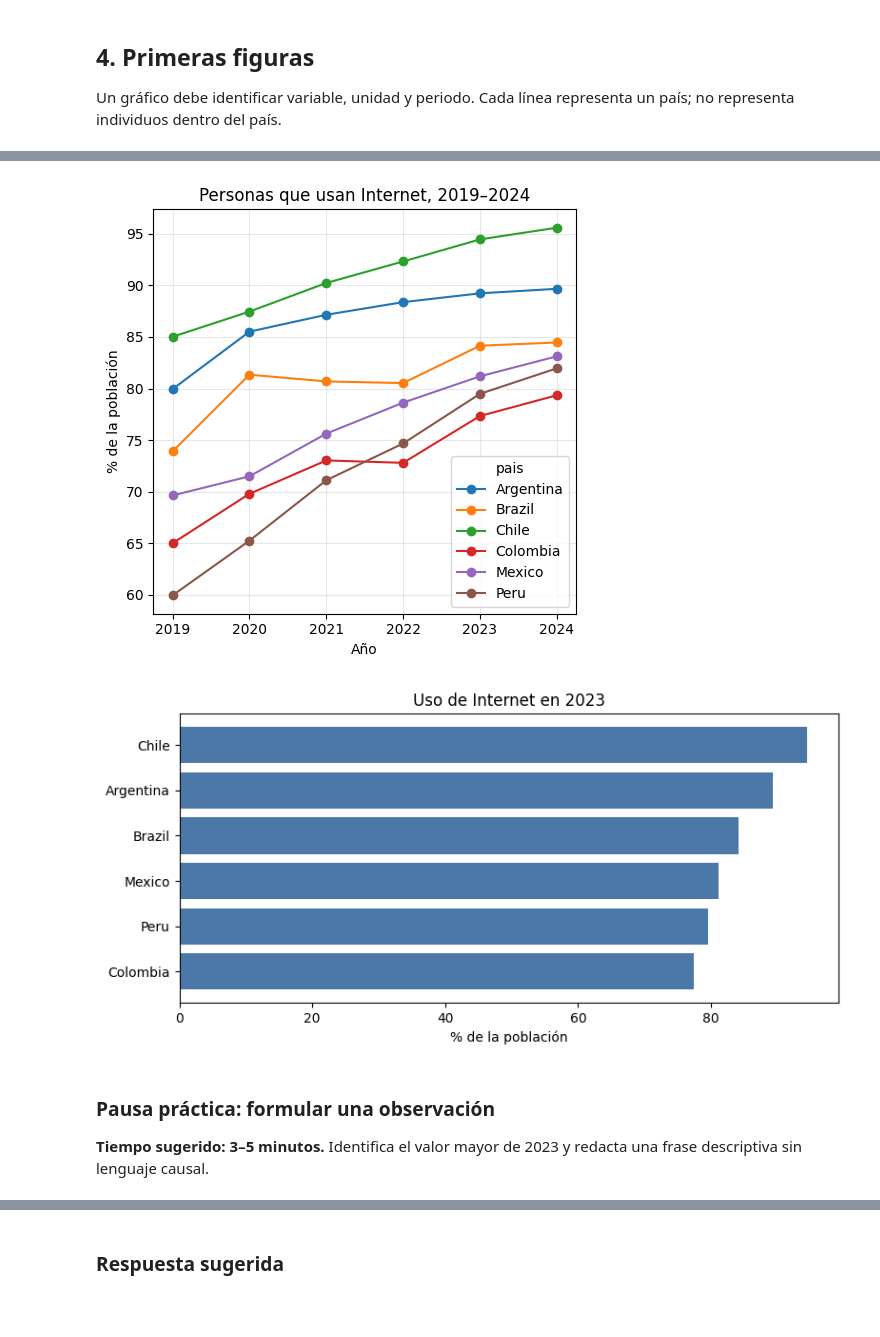
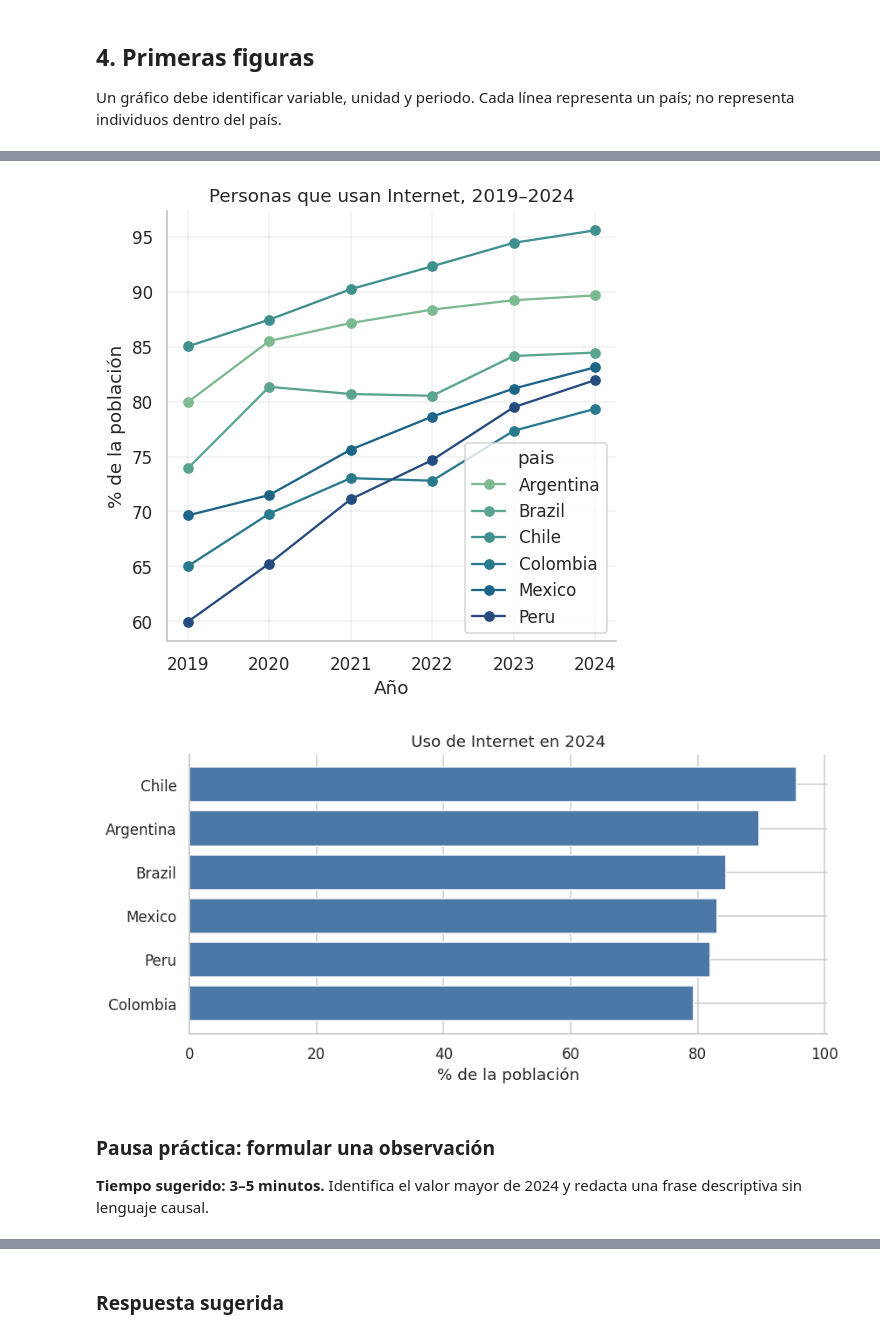
Before and after one commit to DSAlexRS/curso-datos-python, a Jupyter notebook: 04_Datos_desde_APIs_y_librerias.ipynb, the cells around one changed output, grey strips where cells are left out. Cells and saved outputs as stored; diff of their text form; code cells hidden in the pictures; blank space fills up the shorter version.

Commit message:
Se creó con Colab

```diff
--- a/04_Datos_desde_APIs_y_librerias.ipynb
+++ b/04_Datos_desde_APIs_y_librerias.ipynb
@@ -36,23 +35,30 @@ import sys
 import subprocess
 import importlib.util
 
-# En Colab instalamos solo las librerías que todavía no estén disponibles.
-for paquete in ["wbgapi", "yfinance", "bs4"]:
+# En Colab instalamos solo las librerías que todavía no están disponibles.
+for paquete in ["wbgapi", "yfinance", "bs4", "seaborn", "plotly"]:
     if importlib.util.find_spec(paquete) is None:
         subprocess.check_call([
-            sys.executable, "-m", "pip", "install", "-q", "beautifulsoup4" if paquete == "bs4" else paquete
+            sys.executable, "-m", "pip", "install", "-q",
+            "beautifulsoup4" if paquete == "bs4" else paquete
         ])
 
 import pandas as pd
 import matplotlib.pyplot as plt
+import seaborn as sns
+import plotly.express as px
 import requests
 import wbgapi as wb
 import yfinance as yf
-
-print("Entorno preparado")
 from bs4 import BeautifulSoup
 from urllib.parse import urljoin
 import re
+
+# Definimos el estilo una vez para reutilizarlo en los gráficos del cuaderno.
+sns.set_theme(style="whitegrid", palette="crest", context="notebook")
+plt.rcParams.update({"figure.dpi": 110, "axes.spines.top": False, "axes.spines.right": False})
+px.defaults.template = "plotly_white"
+print("Entorno preparado")
 # %% [output]
 Entorno preparado
 # %% [markdown]
@@ -290,23 +300,24 @@ plt.grid(alpha=0.3)
 plt.tight_layout()
 plt.show()
 # %% [output]
-[figure, old version]
+[figure, new version]
 # %%
-internet_2023 = (
-    internet_largo[internet_largo["anio"].eq(2023)]
+# Comparamos el mismo año en todos los países; ordenar facilita leer las barras.
+internet_2024 = (
+    internet_largo[internet_largo["anio"].eq(2024)]
     .sort_values("internet")
 )
 
 plt.figure(figsize=(8, 4))
-plt.barh(internet_2023["pais"], internet_2023["internet"], color="#4C78A8"  ) #color=["#4C78A8", "#F58518", "#54A24B", "#E45756", "#72B7B2", "#B279A2"]
+plt.barh(internet_2024["pais"], internet_2024["internet"], color="#4C78A8")
 plt.xlabel("% de la población")
-plt.title("Uso de Internet en 2023")
+plt.title("Uso de Internet en 2024")
 plt.tight_layout()
 plt.show()
 # %% [output]
-[figure, old version]
+[figure, new version]
 # %% [markdown]
 ### Pausa práctica: formular una observación
 
-**Tiempo sugerido: 3–5 minutos.** Identifica el valor mayor de 2023 y redacta una frase descriptiva sin lenguaje causal.
+**Tiempo sugerido: 3–5 minutos.** Identifica el valor mayor de 2024 y redacta una frase descriptiva sin lenguaje causal.
 # %%
```
Also changed, not shown: parts of 26 cells of this notebook.
